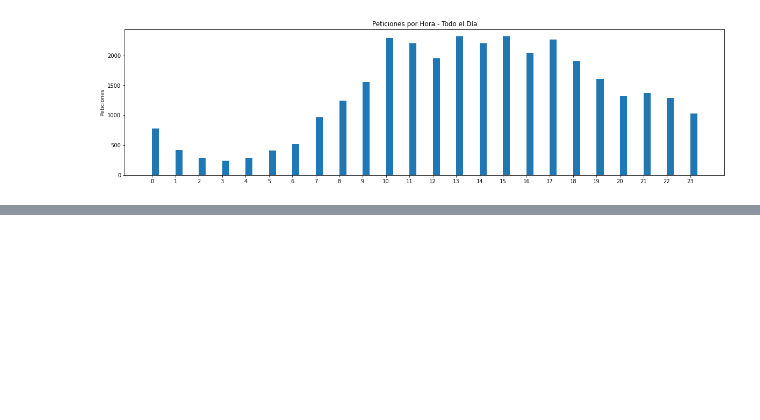
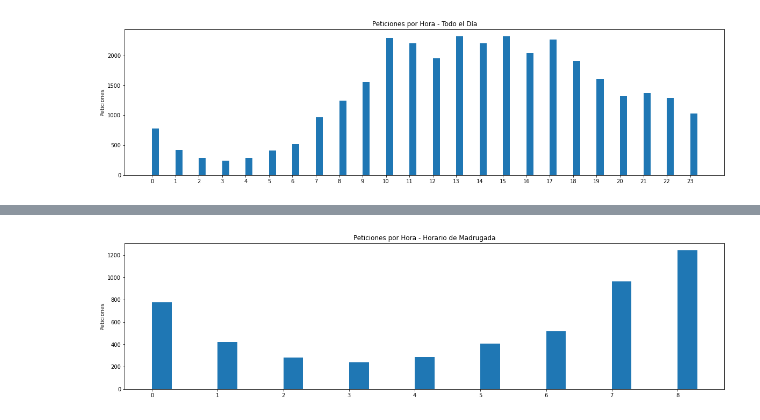
Before and after one commit to SwaXTech/Simulacion-EaE, a Jupyter notebook: tp6.ipynb, the cells around one changed output, grey strips where cells are left out. Saved outputs shown, nothing was run; the diff lists cells and outputs as text; code cells hidden in the pictures; blank space fills up the shorter version.

```diff
--- a/tp6.ipynb
+++ b/tp6.ipynb
@@ -182,0 +137,5 @@ for date in fr_9_19:
+# %%
+#@title Histograma - Horario de Madrugada
+graph(dictionary_madrugada, "Peticiones por Hora - Horario de Madrugada")
+# %% [output]
+[figure, added]
```
Also changed, not shown: parts of 25 cells of this notebook.
